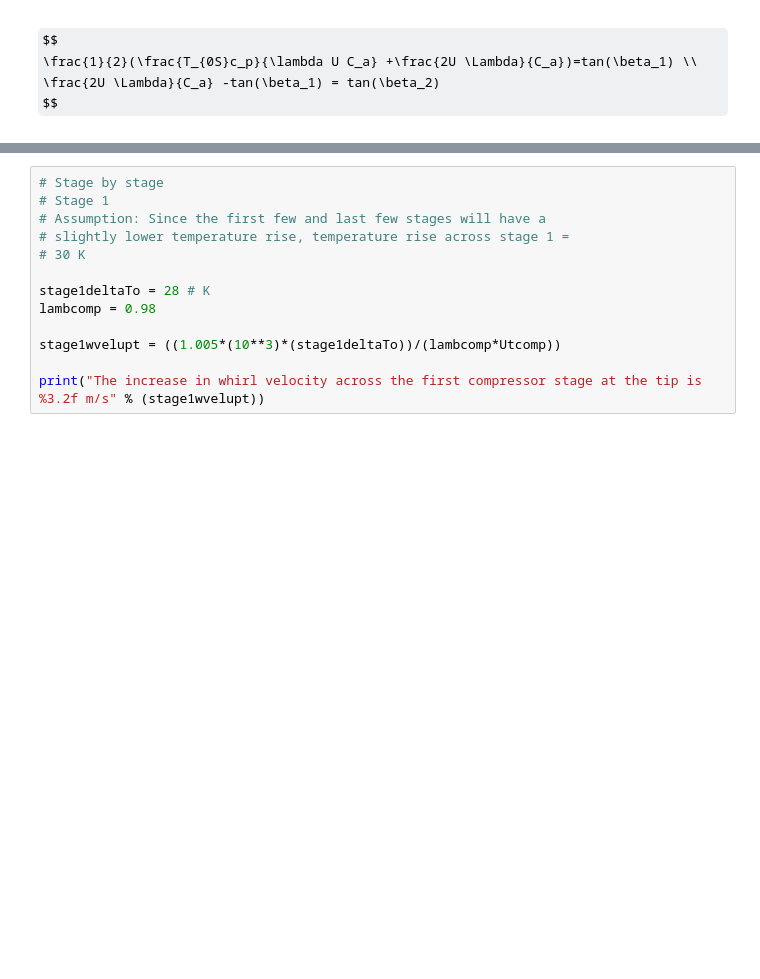
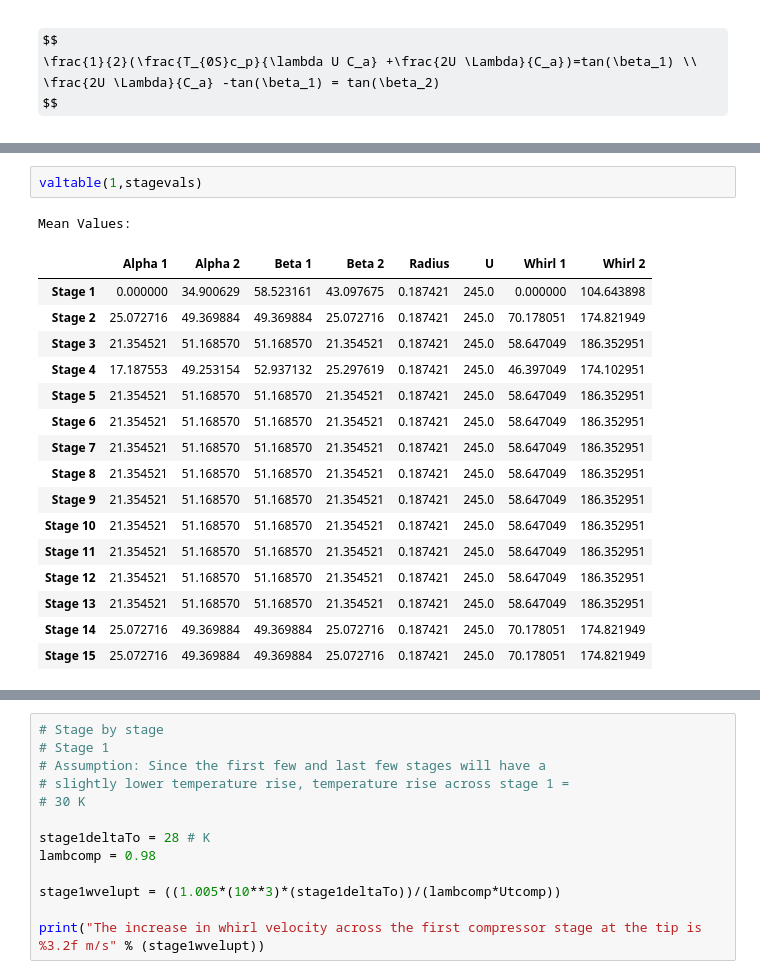
Before and after one commit to kavourbm/AEEM4063-Team15, a Jupyter notebook: Project 2/Compressor.ipynb, the cells around one changed output, grey strips where cells are left out. Saved outputs shown, nothing was run; the diff lists cells and outputs as text; some formulas as TeX source; blank space fills up the shorter version.

```diff
--- a/Project 2/Compressor.ipynb
+++ b/Project 2/Compressor.ipynb
@@ -462,0 +422,20 @@ Tip Values:
+# %%
+valtable(1,stagevals)
+# %% [output]
+Mean Values:
+|  | Alpha 1 | Alpha 2 | Beta 1 | Beta 2 | Radius | U | Whirl 1 | Whirl 2 |
+| Stage 1 | 0.000000 | 34.900629 | 58.523161 | 43.097675 | 0.187421 | 245.0 | 0.000000 | 104.643898 |
+| Stage 2 | 25.072716 | 49.369884 | 49.369884 | 25.072716 | 0.187421 | 245.0 | 70.178051 | 174.821949 |
+| Stage 3 | 21.354521 | 51.168570 | 51.168570 | 21.354521 | 0.187421 | 245.0 | 58.647049 | 186.352951 |
+| Stage 4 | 17.187553 | 49.253154 | 52.937132 | 25.297619 | 0.187421 | 245.0 | 46.397049 | 174.102951 |
+| Stage 5 | 21.354521 | 51.168570 | 51.168570 | 21.354521 | 0.187421 | 245.0 | 58.647049 | 186.352951 |
+| Stage 6 | 21.354521 | 51.168570 | 51.168570 | 21.354521 | 0.187421 | 245.0 | 58.647049 | 186.352951 |
+| Stage 7 | 21.354521 | 51.168570 | 51.168570 | 21.354521 | 0.187421 | 245.0 | 58.647049 | 186.352951 |
+| Stage 8 | 21.354521 | 51.168570 | 51.168570 | 21.354521 | 0.187421 | 245.0 | 58.647049 | 186.352951 |
+| Stage 9 | 21.354521 | 51.168570 | 51.168570 | 21.354521 | 0.187421 | 245.0 | 58.647049 | 186.352951 |
+| Stage 10 | 21.354521 | 51.168570 | 51.168570 | 21.354521 | 0.187421 | 245.0 | 58.647049 | 186.352951 |
+| Stage 11 | 21.354521 | 51.168570 | 51.168570 | 21.354521 | 0.187421 | 245.0 | 58.647049 | 186.352951 |
+| Stage 12 | 21.354521 | 51.168570 | 51.168570 | 21.354521 | 0.187421 | 245.0 | 58.647049 | 186.352951 |
+| Stage 13 | 21.354521 | 51.168570 | 51.168570 | 21.354521 | 0.187421 | 245.0 | 58.647049 | 186.352951 |
+| Stage 14 | 25.072716 | 49.369884 | 49.369884 | 25.072716 | 0.187421 | 245.0 | 70.178051 | 174.821949 |
+| Stage 15 | 25.072716 | 49.369884 | 49.369884 | 25.072716 | 0.187421 | 245.0 | 70.178051 | 174.821949 |
```
Also changed, not shown: parts of 8 cells of this notebook.
